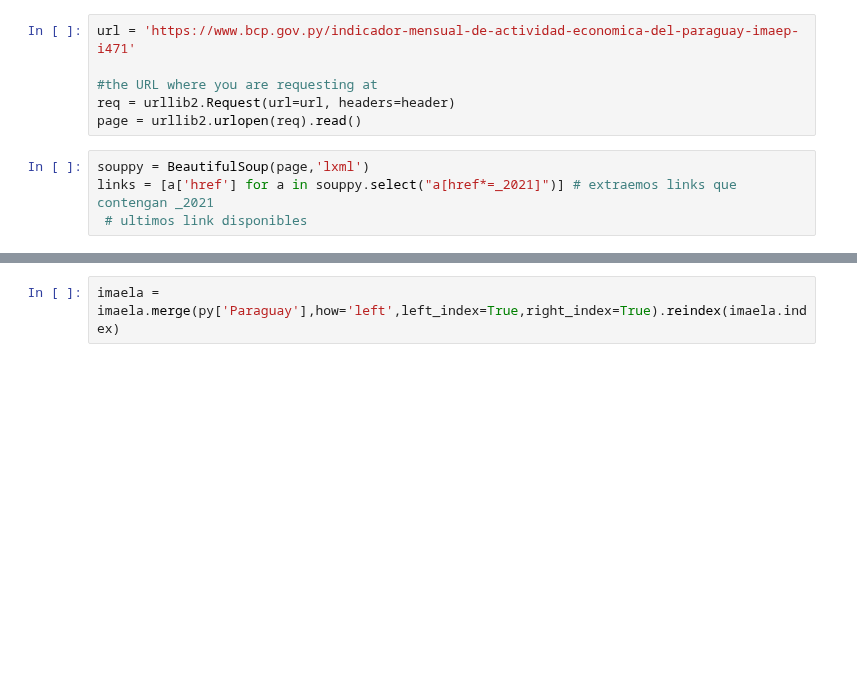
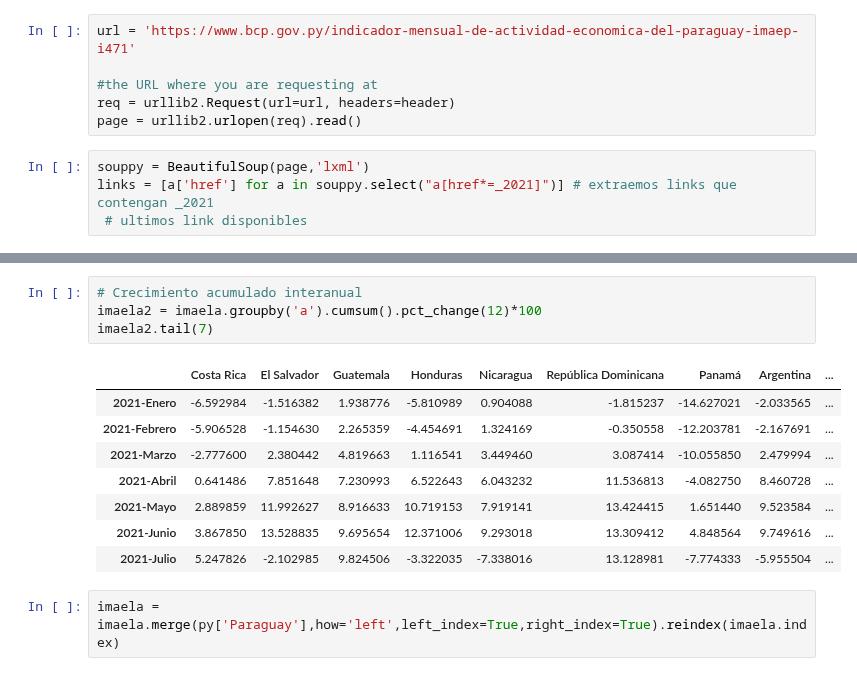
Before and after one commit to samyff12/LATAM, a Jupyter notebook: IMAE_LATAM.ipynb, the cells around one changed output, grey strips where cells are left out. Cells and saved outputs as stored; diff of their text form; blank space fills up the shorter version.

```diff
--- a/IMAE_LATAM.ipynb
+++ b/IMAE_LATAM.ipynb
@@ -450,3 +497,16 @@ py.index = py.Fecha
+# %%
+# Crecimiento acumulado interanual
+imaela2 = imaela.groupby('a').cumsum().pct_change(12)*100
+imaela2.tail(7)
+# %% [output]
+|  | Costa Rica | El Salvador | Guatemala | Honduras | Nicaragua | República Dominicana | Panamá | Argentina | ... |
+| 2021-Enero | -6.592984 | -1.516382 | 1.938776 | -5.810989 | 0.904088 | -1.815237 | -14.627021 | -2.033565 | ... |
+| 2021-Febrero | -5.906528 | -1.154630 | 2.265359 | -4.454691 | 1.324169 | -0.350558 | -12.203781 | -2.167691 | ... |
+| 2021-Marzo | -2.777600 | 2.380442 | 4.819663 | 1.116541 | 3.449460 | 3.087414 | -10.055850 | 2.479994 | ... |
+| 2021-Abril | 0.641486 | 7.851648 | 7.230993 | 6.522643 | 6.043232 | 11.536813 | -4.082750 | 8.460728 | ... |
+| 2021-Mayo | 2.889859 | 11.992627 | 8.916633 | 10.719153 | 7.919141 | 13.424415 | 1.651440 | 9.523584 | ... |
+| 2021-Junio | 3.867850 | 13.528835 | 9.695654 | 12.371006 | 9.293018 | 13.309412 | 4.848564 | 9.749616 | ... |
+| 2021-Julio | 5.247826 | -2.102985 | 9.824506 | -3.322035 | -7.338016 | 13.128981 | -7.774333 | -5.955504 | ... |
 # %%
 imaela = imaela.merge(py['Paraguay'],how='left',left_index=True,right_index=True).reindex(imaela.index)
 # %%
```
Also changed, not shown: parts of 8 cells of this notebook.
